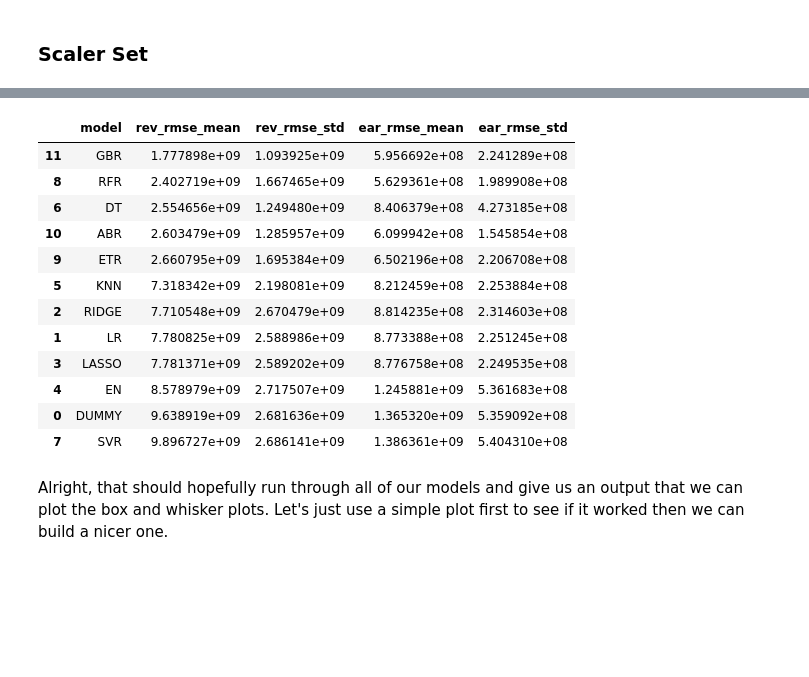
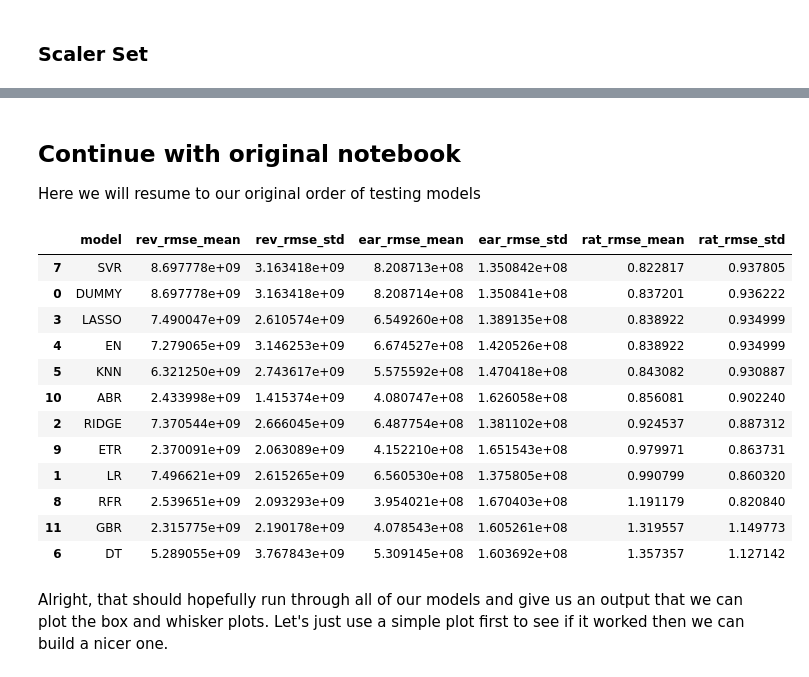
Before and after one commit to tmacpherson6/machine_learning_in_fundamental_valuations, a Jupyter notebook: Notebooks/Thomas/9 - Baseline Supervised Learning Models.ipynb, the cells around one changed output, grey strips where cells are left out. Saved outputs shown, nothing was run; the diff lists cells and outputs as text; code cells hidden in the pictures; blank space fills up the shorter version.

Commit message:
Looked at more predictors like net margin

```diff
--- a/Notebooks/Thomas/9 - Baseline Supervised Learning Models.ipynb
+++ b/Notebooks/Thomas/9 - Baseline Supervised Learning Models.ipynb
@@ -68,0 +71,6 @@ print(X.tail(),y.tail())
+# %%
+print(X['Market Cap'].unique())
+print(X.shape)
+X = X[(X['Market Cap'] != 'Mega-Cap') & (X['Market Cap'] != 'Micro-Cap')]
+print(X.shape)
+print(X['Market Cap'].unique())
@@ -127,7 +150,10 @@ Now, we can reassing the y1_rev and the y2_ear.
 # %%
 y1_rev = y['Revenue_2025Q2']
 y2_ear = y['NetIncome_2025Q2']
-print(y1_rev.shape,y2_ear.shape)
+y3_rev_rat = (y['Revenue_2025Q2'] - X['Revenue_2025Q1'])/X['Revenue_2025Q1']
+y4_margin =y['NetIncome_2025Q2']/y['Revenue_2025Q2']
 print(y1_rev.isna().sum())
 print(y2_ear.isna().sum())
+print(y3_rev_rat.isna().sum())
+print(y4_margin.isna().sum())
 # %% [output]
@@ -183,6 +210,7 @@ Great, now, we can loop through all of the columns and we will pull out all of t
 raw_columns = []
 engineered_columns = []
 pca_columns = []
+revenue_columns = []
 for column in complete_dataset.columns:
     if ('KPI' not in column) and ('QoQ' not in column) and ('Rate' not in column) and ('PCA' not in column) and ('Cluster' not in column):
         raw_columns.append(column)
@@ -193,9 +221,13 @@ for column in complete_dataset.columns:
         continue
     else:
         pca_columns.append(column)
+for column in complete_dataset.columns:
+    if ('Revenue' in column) and ('CostOf' not in column):
+        revenue_columns.append(column)
 print(f'Raw Columns: {len(raw_columns)}')
 print(f'Engineered Columns: {len(engineered_columns)}')
 print(f'PCA Columns {len(pca_columns)}')
+print(f'Revenue Columns {len(revenue_columns)}')
 # %% [output]
 Raw Columns: 102
 Engineered Columns: 179
@@ -223,10 +269,12 @@ eng_data = complete_dataset[engineered_columns]
 tot_data = complete_dataset.copy()
 #kpi_data = place holder for the KPI data
 pca_data = complete_dataset[pca_columns]
+rev_data = complete_dataset[revenue_columns + add_back]
 
 print(f'Full Dataset Shape: {tot_data.shape}')
 print(f'Raw Data Shape: {raw_data.shape}')
 print(f'Engineered Data Shape: {eng_data.shape}')
 #print(f'KPI Data shape: {kpi_data.shape}')
 print(f'PCA reduced Data Shape: {pca_data.shape}')
+print(f'Rev reduced Data Shape: {rev_data.shape}')
 # %% [output]
@@ -246,3 +392,6 @@ scaler = QuantileTransformer()
+# %% [markdown]
+## Continue with original notebook
+Here we will resume to our original order of testing models
 # %%
 # Lets attempt this first with the raw data
 X_raw = raw_data.copy()
@@ -252,7 +401,7 @@ num_cols = [c for c in X_raw.columns if c not in cat_cols]
 
 # models (set seeds where applicable)
 models = [
-    ('DUMMY', DummyRegressor(strategy='mean')),
+    ('DUMMY', DummyRegressor(strategy='median')),
     ('LR', LinearRegression()),
     ('RIDGE', Ridge()),
     ('LASSO', Lasso()),
@@ -270,48 +419,54 @@ models = [
 preproc = ColumnTransformer([
     ('num', Pipeline([
         ('scale', scaler)
     ]), num_cols),
     ('cat', Pipeline([
         ('ohe', OneHotEncoder(handle_unknown='ignore'))
     ]), cat_cols),
 ])
 
 cv = KFold(n_splits=5, shuffle = True, random_state=random_state)
 scorer = 'neg_root_mean_squared_error'  # RMSE as negative; flip sign after
 
-names, kfold_results_rev, kfold_results_ear = [], [], []
+names, kfold_results_rev, kfold_results_ear, kfold_results_rat, kfold_results_marg= [], [], [], [], []
 
 for name, model in models:
     pipe = Pipeline([('prep', preproc), ('model', model)])
     rmse_rev = -cross_val_score(pipe, X_raw, y1_rev, cv=cv, scoring=scorer, n_jobs=-1)
     rmse_ear = -cross_val_score(pipe, X_raw, y2_ear, cv=cv, scoring=scorer, n_jobs=-1)
+    rmse_rat = -cross_val_score(pipe, X_raw, y3_rev_rat, cv=cv, scoring=scorer, n_jobs=-1)
+    rmse_marg = -cross_val_score(pipe, X_raw, y4_margin, cv=cv, scoring=scorer, n_jobs=-1)
     names.append(name)
     kfold_results_rev.append(rmse_rev)
     kfold_results_ear.append(rmse_ear)
+    kfold_results_rat.append(rmse_rat)
+    kfold_results_marg.append(rmse_marg)
 
 # optional: summary
 summary = pd.DataFrame({
     'model': names,
     'rev_rmse_mean': [r.mean() for r in kfold_results_rev],
     'rev_rmse_std':  [r.std()  for r in kfold_results_rev],
     'ear_rmse_mean': [r.mean() for r in kfold_results_ear],
     'ear_rmse_std':  [r.std()  for r in kfold_results_ear],
-}).sort_values('rev_rmse_mean')
+    'rat_rmse_mean': [r.mean() for r in kfold_results_rat],
+    'rat_rmse_std': [r.std() for r in kfold_results_rat],
+}).sort_values('rat_rmse_mean')
 summary
 # %% [output]
-|  | model | rev_rmse_mean | rev_rmse_std | ear_rmse_mean | ear_rmse_std |
-| 11 | GBR | 1.777898e+09 | 1.093925e+09 | 5.956692e+08 | 2.241289e+08 |
-| 8 | RFR | 2.402719e+09 | 1.667465e+09 | 5.629361e+08 | 1.989908e+08 |
-| 6 | DT | 2.554656e+09 | 1.249480e+09 | 8.406379e+08 | 4.273185e+08 |
-| 10 | ABR | 2.603479e+09 | 1.285957e+09 | 6.099942e+08 | 1.545854e+08 |
-| 9 | ETR | 2.660795e+09 | 1.695384e+09 | 6.502196e+08 | 2.206708e+08 |
-| 5 | KNN | 7.318342e+09 | 2.198081e+09 | 8.212459e+08 | 2.253884e+08 |
-| 2 | RIDGE | 7.710548e+09 | 2.670479e+09 | 8.814235e+08 | 2.314603e+08 |
-| 1 | LR | 7.780825e+09 | 2.588986e+09 | 8.773388e+08 | 2.251245e+08 |
-| 3 | LASSO | 7.781371e+09 | 2.589202e+09 | 8.776758e+08 | 2.249535e+08 |
-| 4 | EN | 8.578979e+09 | 2.717507e+09 | 1.245881e+09 | 5.361683e+08 |
-| 0 | DUMMY | 9.638919e+09 | 2.681636e+09 | 1.365320e+09 | 5.359092e+08 |
-| 7 | SVR | 9.896727e+09 | 2.686141e+09 | 1.386361e+09 | 5.404310e+08 |
+|  | model | rev_rmse_mean | rev_rmse_std | ear_rmse_mean | ear_rmse_std | rat_rmse_mean | rat_rmse_std |
+| 7 | SVR | 8.697778e+09 | 3.163418e+09 | 8.208713e+08 | 1.350842e+08 | 0.822817 | 0.937805 |
+| 0 | DUMMY | 8.697778e+09 | 3.163418e+09 | 8.208714e+08 | 1.350841e+08 | 0.837201 | 0.936222 |
+| 3 | LASSO | 7.490047e+09 | 2.610574e+09 | 6.549260e+08 | 1.389135e+08 | 0.838922 | 0.934999 |
+| 4 | EN | 7.279065e+09 | 3.146253e+09 | 6.674527e+08 | 1.420526e+08 | 0.838922 | 0.934999 |
+| 5 | KNN | 6.321250e+09 | 2.743617e+09 | 5.575592e+08 | 1.470418e+08 | 0.843082 | 0.930887 |
+| 10 | ABR | 2.433998e+09 | 1.415374e+09 | 4.080747e+08 | 1.626058e+08 | 0.856081 | 0.902240 |
+| 2 | RIDGE | 7.370544e+09 | 2.666045e+09 | 6.487754e+08 | 1.381102e+08 | 0.924537 | 0.887312 |
+| 9 | ETR | 2.370091e+09 | 2.063089e+09 | 4.152210e+08 | 1.651543e+08 | 0.979971 | 0.863731 |
+| 1 | LR | 7.496621e+09 | 2.615265e+09 | 6.560530e+08 | 1.375805e+08 | 0.990799 | 0.860320 |
+| 8 | RFR | 2.539651e+09 | 2.093293e+09 | 3.954021e+08 | 1.670403e+08 | 1.191179 | 0.820840 |
+| 11 | GBR | 2.315775e+09 | 2.190178e+09 | 4.078543e+08 | 1.605261e+08 | 1.319557 | 1.149773 |
+| 6 | DT | 5.289055e+09 | 3.767843e+09 | 5.309145e+08 | 1.603692e+08 | 1.357357 | 1.127142 |
 # %% [markdown]
 Alright, that should hopefully run through all of our models and give us an output that we can plot the box and whisker plots. Let's just use a simple plot first to see if it worked then we can build a nicer one.
 # %%
```
Also changed, not shown: parts of 28 cells of this notebook.
